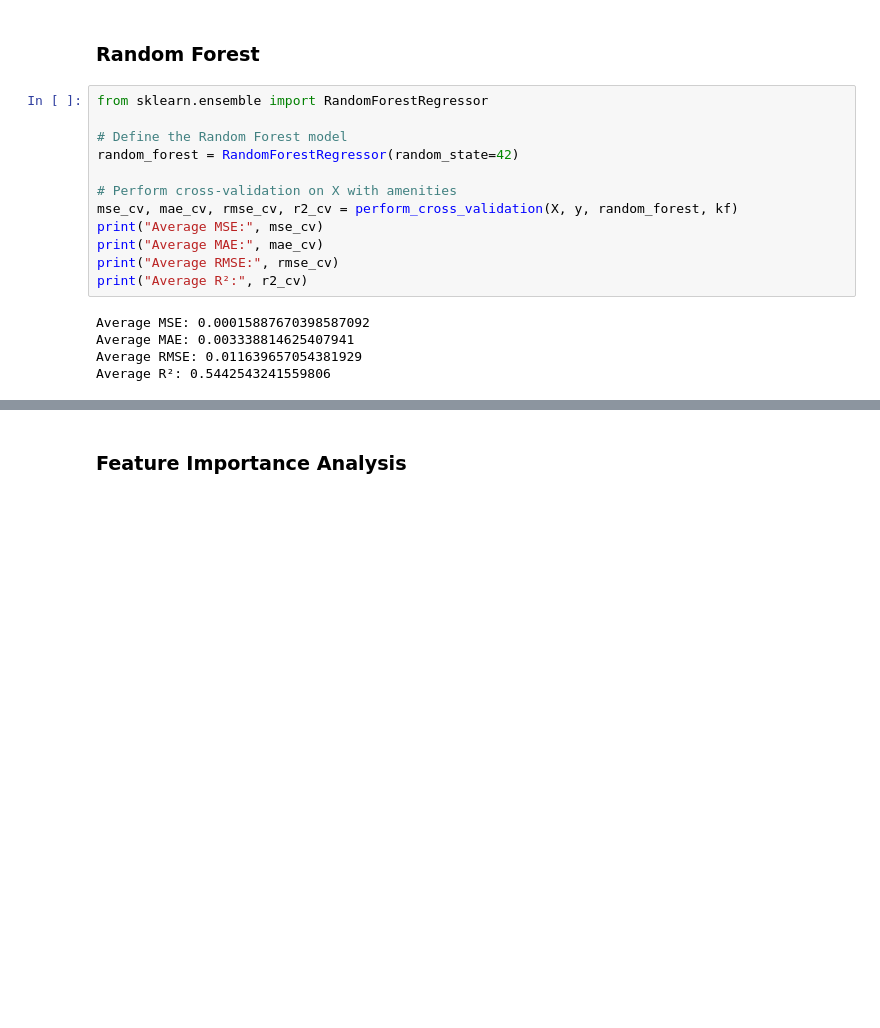
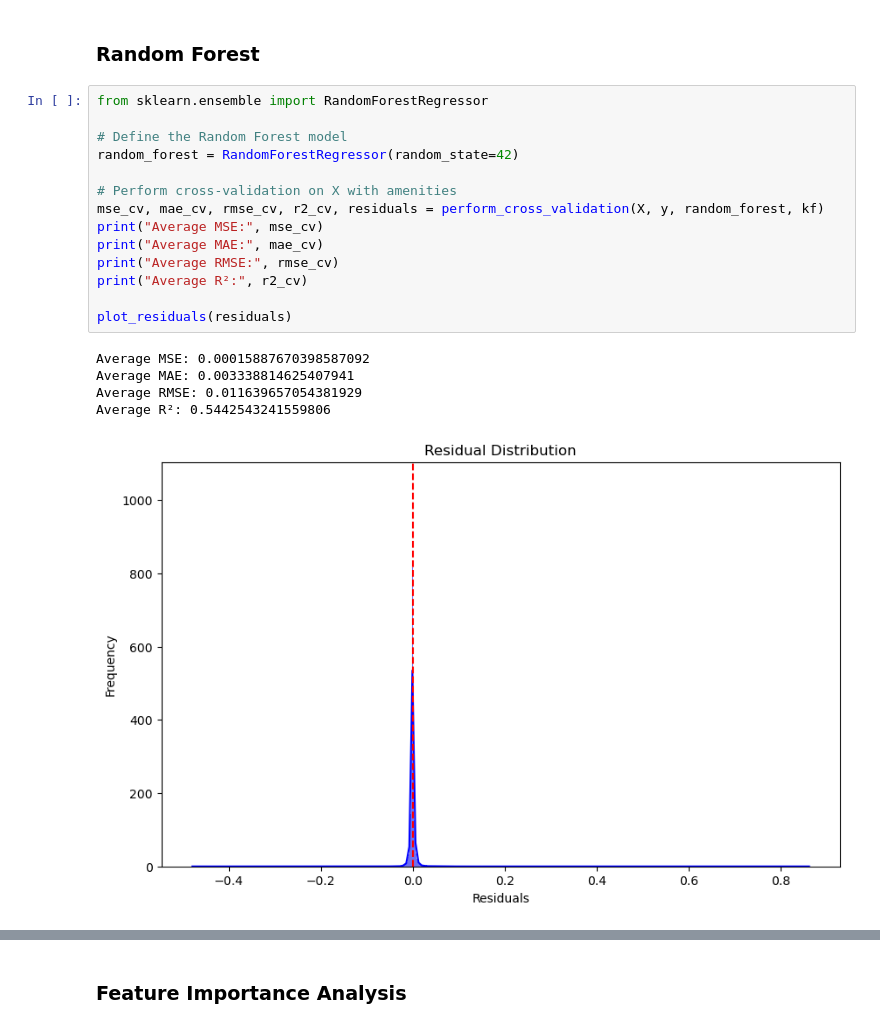
Before and after one commit to christianp12/Data-Driven-Exploration-of-Airbnb-Listings-Price, a Jupyter notebook: regression models.ipynb, the cells around one changed output, grey strips where cells are left out. Drawn from its saved outputs; the diff is of its cells as text; blank space fills up the shorter version.

```diff
--- a/regression models.ipynb
+++ b/regression models.ipynb
@@ -176,17 +219,20 @@ Average R²: 0.5611227962566483
 # %%
 from sklearn.ensemble import RandomForestRegressor
 
 # Define the Random Forest model
 random_forest = RandomForestRegressor(random_state=42)
 
 # Perform cross-validation on X with amenities
-mse_cv, mae_cv, rmse_cv, r2_cv = perform_cross_validation(X, y, random_forest, kf)
+mse_cv, mae_cv, rmse_cv, r2_cv, residuals = perform_cross_validation(X, y, random_forest, kf)
 print("Average MSE:", mse_cv)
 print("Average MAE:", mae_cv)
 print("Average RMSE:", rmse_cv)
 print("Average R²:", r2_cv)
+
+plot_residuals(residuals)
 # %% [output]
 Average MSE: 0.00015887670398587092
 Average MAE: 0.003338814625407941
 Average RMSE: 0.011639657054381929
 Average R²: 0.5442543241559806
+[figure, added]
```
Also changed, not shown: parts of 13 cells of this notebook.
